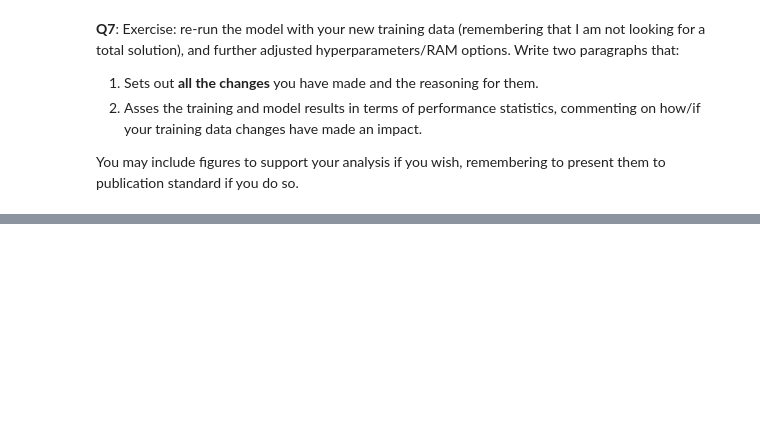
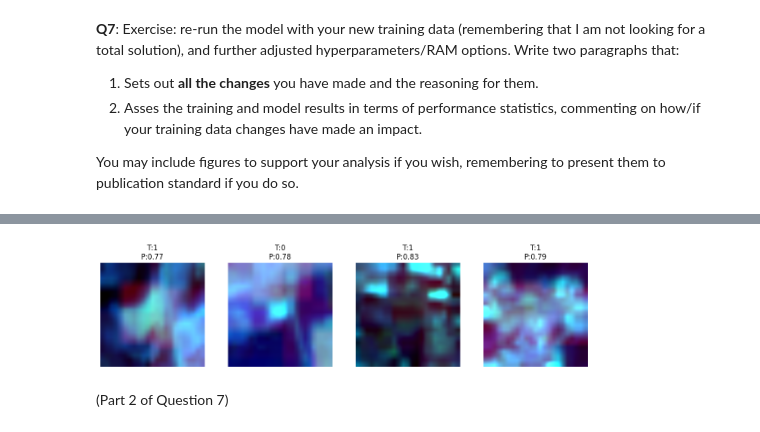
Before and after one commit to dhruvpGEE/SatelliteDataAI-UOA, a Jupyter notebook: Lab-Notebooks/DhruvPatel_761_Lab4.ipynb, the cells around one changed output, grey strips where cells are left out. Drawn from its saved outputs; the diff is of its cells as text; code cells hidden in the pictures; blank space fills up the shorter version.

```diff
--- a/Lab-Notebooks/DhruvPatel_761_Lab4.ipynb
+++ b/Lab-Notebooks/DhruvPatel_761_Lab4.ipynb
@@ -572,0 +628,17 @@ You may include figures to support your analysis if you wish, remembering to pre
+# %%
+train_ds = make_cls_dataset(train_files, batch_size=BATCH_SIZE, shuffle=True)
+val_ds   = make_cls_dataset(val_files, batch_size=BATCH_SIZE, shuffle=False, repeat=False)
+# %%
+inputs = layers.Input(shape=input_shape)
+x = layers.Conv2D(16, 3, activation='relu', padding='same')(inputs)
+x = layers.MaxPooling2D((2,2))(x)
+x = layers.Conv2D(32, 3, activation='relu', padding='same')(x)
+x = layers.GlobalAveragePooling2D()(x)
+x = layers.Dense(32, activation='relu')(x)
+outputs = layers.Dense(1, activation='sigmoid')(x)
+
+model = models.Model(inputs, outputs)
+model.compile(optimizer='adam', loss='binary_crossentropy', metrics=['accuracy'])
+# %%
+class_weight = {0: 3.0, 1: 1.0}
+print(class_weight)
@@ -572,0 +647,10 @@ You may include figures to support your analysis if you wish, remembering to pre
+# %%
+history_v3 = model.fit(
+    train_ds,
+    steps_per_epoch=steps_per_epoch,
+    validation_data=val_ds,
+    validation_steps=validation_steps,
+    epochs=8,
+    class_weight=class_weight,
+    callbacks=callbacks
+)
@@ -572,0 +664,6 @@ You may include figures to support your analysis if you wish, remembering to pre
+# %%
+show_patch_predictions_grid(val_ds, model, n_rows=1, n_cols=5)
+# %% [output]
+[figure, added]
+# %% [markdown]
+(Part 2 of Question 7)
```
Also changed, not shown: parts of 6 cells of this notebook.
